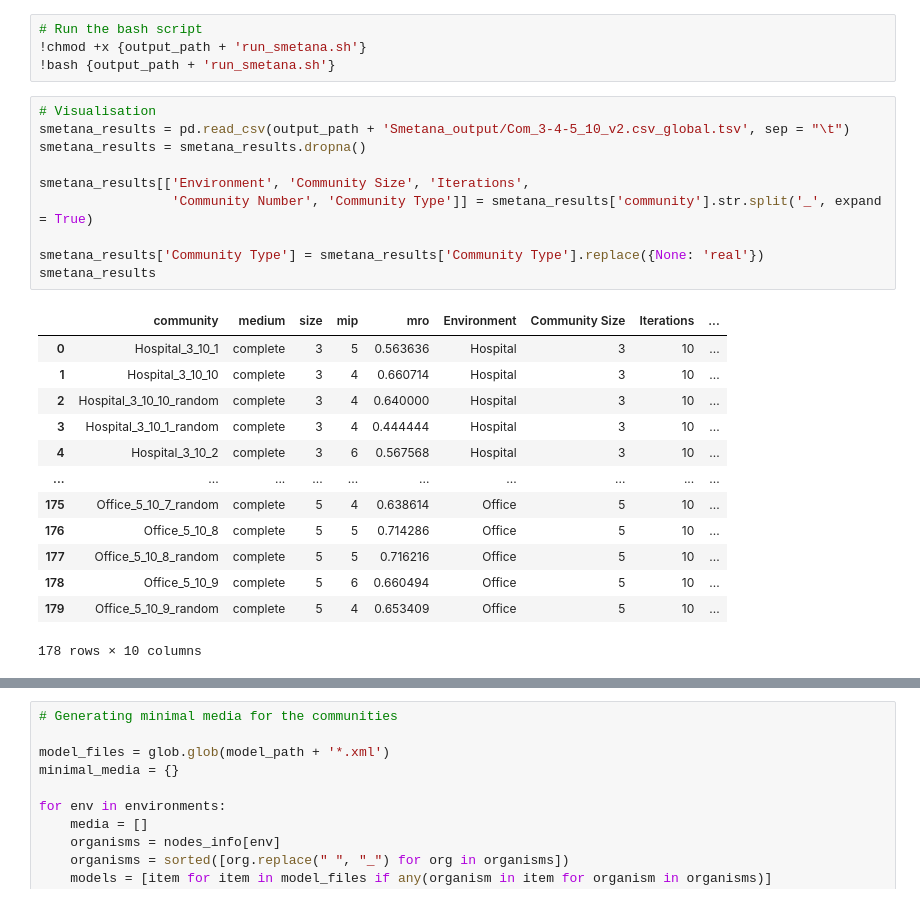
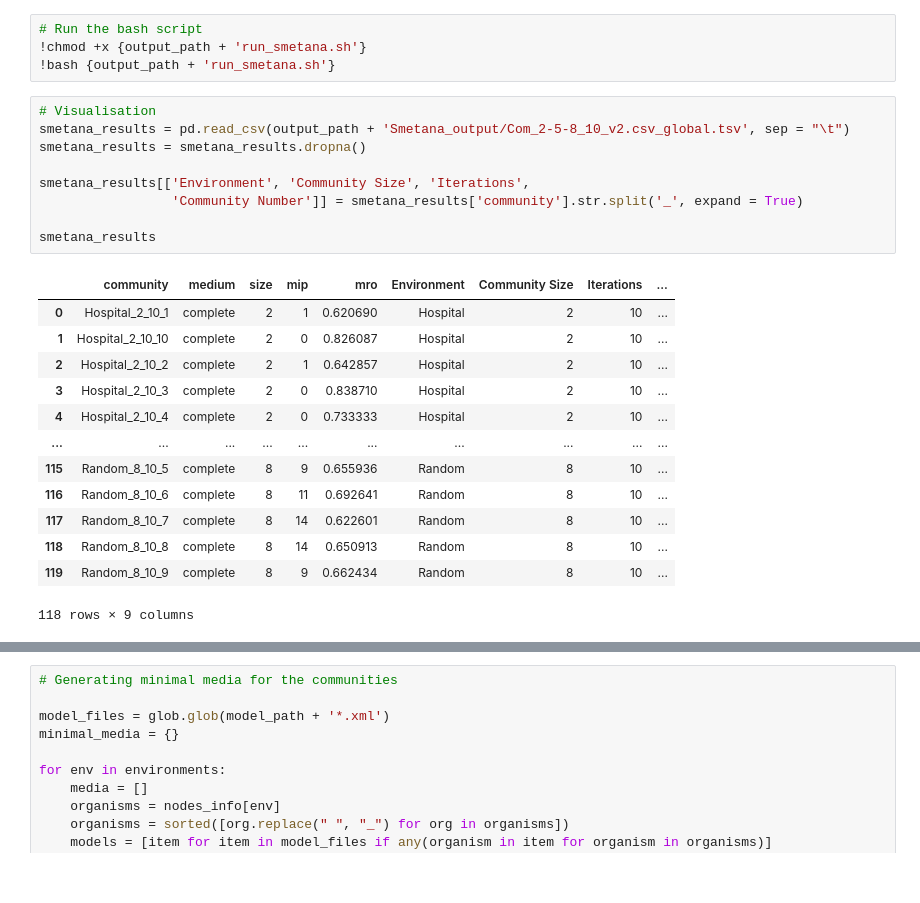
Before and after one commit to RamanLab/Hospital_Microbiome, a Jupyter notebook: 5_Model_properties.ipynb, the cells around one changed output, grey strips where cells are left out. Cells and saved outputs as stored; diff of their text form.

```diff
--- a/5_Model_properties.ipynb
+++ b/5_Model_properties.ipynb
@@ -236,25 +334,24 @@ with open(output_path + 'run_smetana.sh', 'w') as f:
 !bash {output_path + 'run_smetana.sh'}
 # %%
 # Visualisation
-smetana_results = pd.read_csv(output_path + 'Smetana_output/Com_3-4-5_10_v2.csv_global.tsv', sep = "\t")
+smetana_results = pd.read_csv(output_path + 'Smetana_output/Com_2-5-8_10_v2.csv_global.tsv', sep = "\t")
 smetana_results = smetana_results.dropna()
 
 smetana_results[['Environment', 'Community Size', 'Iterations',
-                 'Community Number', 'Community Type']] = smetana_results['community'].str.split('_', expand = True)
+                 'Community Number']] = smetana_results['community'].str.split('_', expand = True)
 
-smetana_results['Community Type'] = smetana_results['Community Type'].replace({None: 'real'})
 smetana_results
 # %% [output]
 |  | community | medium | size | mip | mro | Environment | Community Size | Iterations | ... |
-| 0 | Hospital_3_10_1 | complete | 3 | 5 | 0.563636 | Hospital | 3 | 10 | ... |
-| 1 | Hospital_3_10_10 | complete | 3 | 4 | 0.660714 | Hospital | 3 | 10 | ... |
-| 2 | Hospital_3_10_10_random | complete | 3 | 4 | 0.640000 | Hospital | 3 | 10 | ... |
-| 3 | Hospital_3_10_1_random | complete | 3 | 4 | 0.444444 | Hospital | 3 | 10 | ... |
-| 4 | Hospital_3_10_2 | complete | 3 | 6 | 0.567568 | Hospital | 3 | 10 | ... |
+| 0 | Hospital_2_10_1 | complete | 2 | 1 | 0.620690 | Hospital | 2 | 10 | ... |
+| 1 | Hospital_2_10_10 | complete | 2 | 0 | 0.826087 | Hospital | 2 | 10 | ... |
+| 2 | Hospital_2_10_2 | complete | 2 | 1 | 0.642857 | Hospital | 2 | 10 | ... |
+| 3 | Hospital_2_10_3 | complete | 2 | 0 | 0.838710 | Hospital | 2 | 10 | ... |
+| 4 | Hospital_2_10_4 | complete | 2 | 0 | 0.733333 | Hospital | 2 | 10 | ... |
 | ... | ... | ... | ... | ... | ... | ... | ... | ... | ... |
-| 175 | Office_5_10_7_random | complete | 5 | 4 | 0.638614 | Office | 5 | 10 | ... |
-| 176 | Office_5_10_8 | complete | 5 | 5 | 0.714286 | Office | 5 | 10 | ... |
-| 177 | Office_5_10_8_random | complete | 5 | 5 | 0.716216 | Office | 5 | 10 | ... |
-| 178 | Office_5_10_9 | complete | 5 | 6 | 0.660494 | Office | 5 | 10 | ... |
-| 179 | Office_5_10_9_random | complete | 5 | 4 | 0.653409 | Office | 5 | 10 | ... |
+| 115 | Random_8_10_5 | complete | 8 | 9 | 0.655936 | Random | 8 | 10 | ... |
+| 116 | Random_8_10_6 | complete | 8 | 11 | 0.692641 | Random | 8 | 10 | ... |
+| 117 | Random_8_10_7 | complete | 8 | 14 | 0.622601 | Random | 8 | 10 | ... |
+| 118 | Random_8_10_8 | complete | 8 | 14 | 0.650913 | Random | 8 | 10 | ... |
+| 119 | Random_8_10_9 | complete | 8 | 9 | 0.662434 | Random | 8 | 10 | ... |
-178 rows × 10 columns
+118 rows × 9 columns
```
Also changed, not shown: parts of 19 cells of this notebook.
